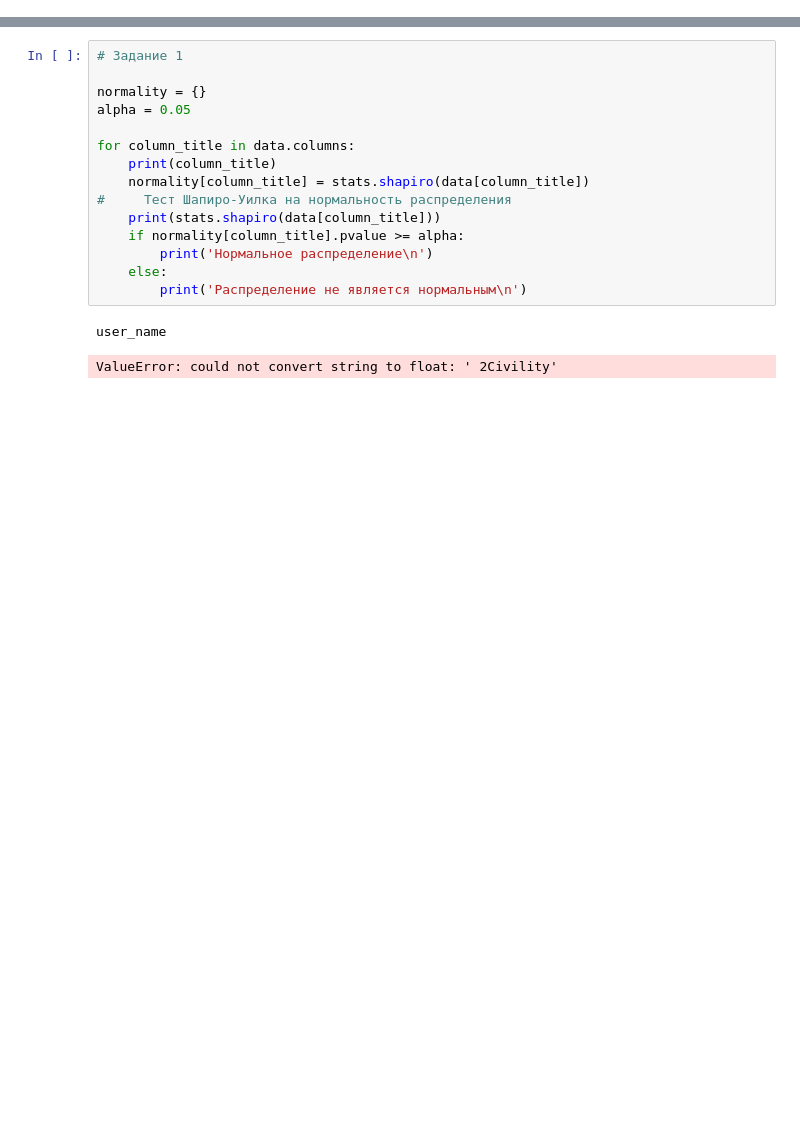
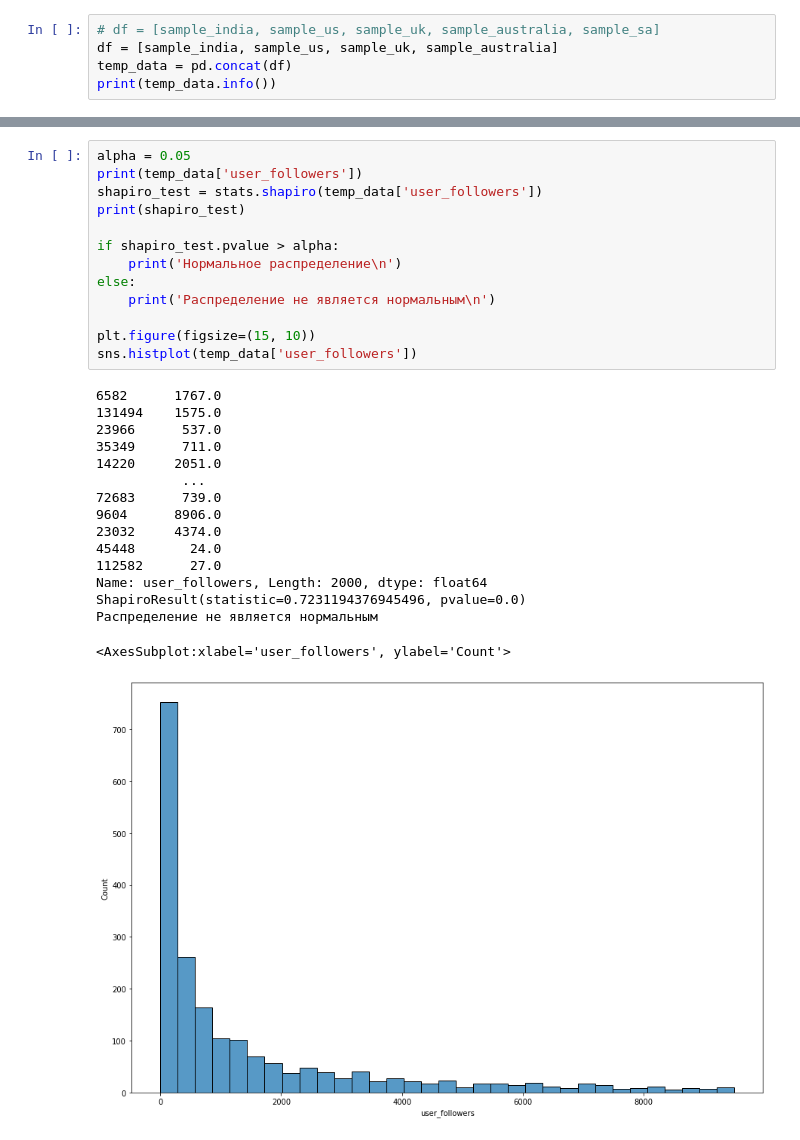
Before and after one commit to Xorsiphus/SOM, a Jupyter notebook: Lab_4/main.ipynb, the cells around one changed output, grey strips where cells are left out. Cells and saved outputs as stored; diff of their text form; blank space fills up the shorter version.

```diff
--- a/Lab_4/main.ipynb
+++ b/Lab_4/main.ipynb
@@ -77,0 +112,5 @@ Name: user_location, dtype: int64
+# %%
+# df = [sample_india, sample_us, sample_uk, sample_australia, sample_sa]
+df = [sample_india, sample_us, sample_uk, sample_australia]
+temp_data = pd.concat(df)
+print(temp_data.info())
@@ -78,18 +135,30 @@ Name: user_location, dtype: int64
 # %%
-# Задание 1
+alpha = 0.05
+print(temp_data['user_followers'])
+shapiro_test = stats.shapiro(temp_data['user_followers'])
+print(shapiro_test)
 
-normality = {}
-alpha = 0.05
+if shapiro_test.pvalue > alpha:
+    print('Нормальное распределение\n')
+else:
+    print('Распределение не является нормальным\n')
 
-for column_title in data.columns:
-    print(column_title)
-    normality[column_title] = stats.shapiro(data[column_title])
-#     Тест Шапиро-Уилка на нормальность распределения
-    print(stats.shapiro(data[column_title]))
-    if normality[column_title].pvalue >= alpha:
-        print('Нормальное распределение\n')
-    else:
-        print('Распределение не является нормальным\n')
+plt.figure(figsize=(15, 10))
+sns.histplot(temp_data['user_followers'])
 # %% [output]
-user_name
+6582      1767.0
+131494    1575.0
+23966      537.0
+35349      711.0
+14220     2051.0
+           ...
+72683      739.0
+9604      8906.0
+23032     4374.0
+45448       24.0
+112582      27.0
+Name: user_followers, Length: 2000, dtype: float64
+ShapiroResult(statistic=0.7231194376945496, pvalue=0.0)
+Распределение не является нормальным
-ValueError: could not convert string to float: ' 2Civility'
+<AxesSubplot:xlabel='user_followers', ylabel='Count'>
+[figure, added]
```
Also changed, not shown: parts of 11 cells of this notebook, 4 other files.
